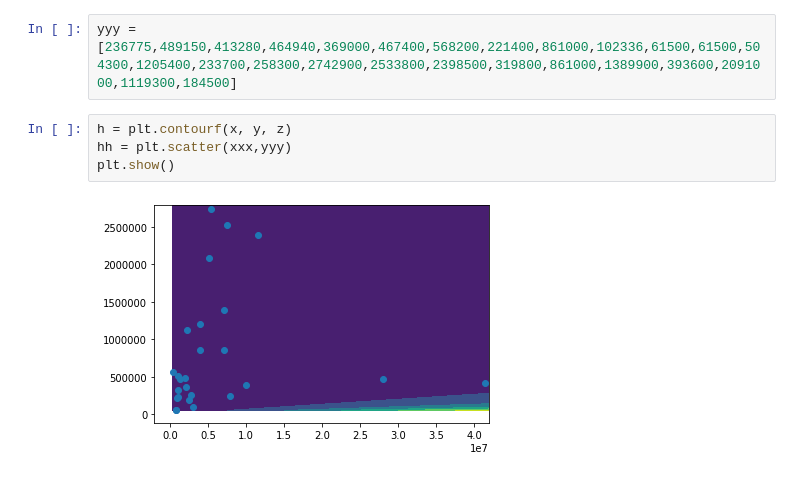
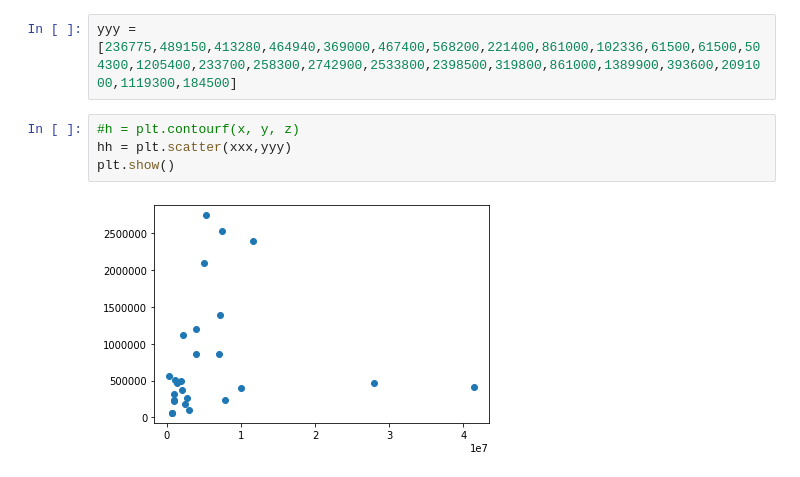
Before and after one commit to milegemiao/EAWOMEN2-2019, a Jupyter notebook: figs/index_map.ipynb, the cells around one changed output. Saved outputs shown, nothing was run; the diff lists cells and outputs as text.

```diff
--- a/figs/index_map.ipynb
+++ b/figs/index_map.ipynb
@@ -33,11 +33,11 @@ xxx = [7820000,1911000,41400000,28000000,2100000,1350000,370000,960000,3900000,3
 # %%
 yyy = [236775,489150,413280,464940,369000,467400,568200,221400,861000,102336,61500,61500,504300,1205400,233700,258300,2742900,2533800,2398500,319800,861000,1389900,393600,2091000,1119300,184500]
 # %%
-h = plt.contourf(x, y, z)
+#h = plt.contourf(x, y, z)
 hh = plt.scatter(xxx,yyy)
 plt.show()
 # %% [output]
-[figure, old version]
+[figure, new version]
 # %%
 fig = plt.figure(figsize=(8,16))
 ax = fig.add_subplot(2,1,1)
```
Also changed, not shown: parts of 5 cells of this notebook, 3 other files.
